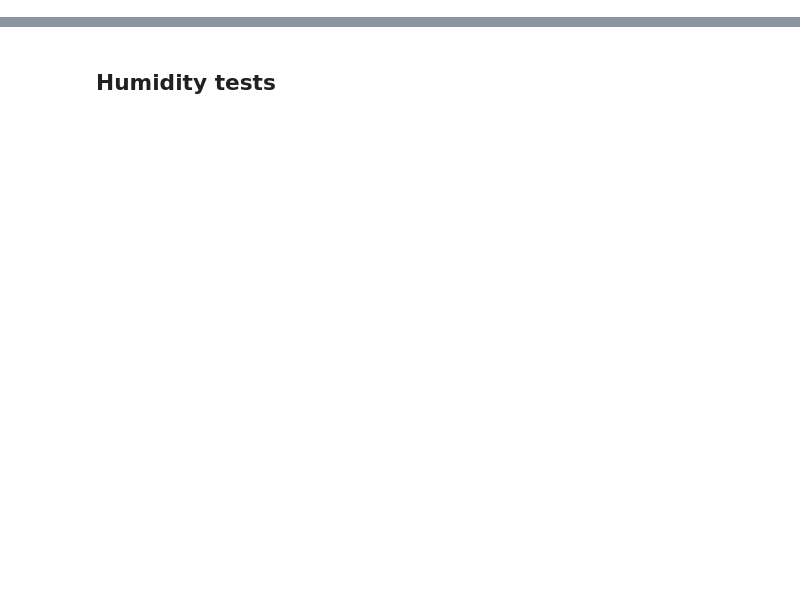
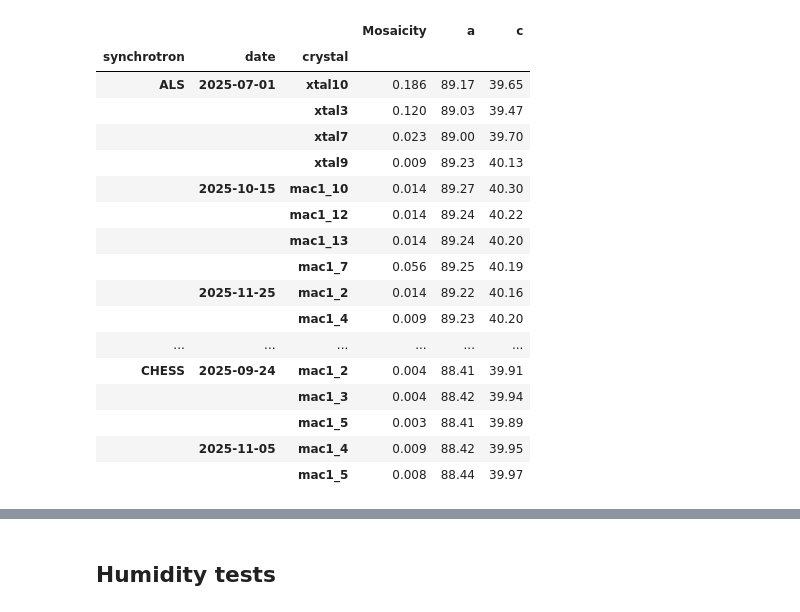
Before and after one commit to prism-science/diffuse-analysis-mac1-east-west, a Jupyter notebook: analysis/gather_dials_stats.ipynb, the cells around one changed output, grey strips where cells are left out. Saved outputs shown, nothing was run; the diff lists cells and outputs as text; code cells hidden in the pictures; blank space fills up the shorter version.

```diff
--- a/analysis/gather_dials_stats.ipynb
+++ b/analysis/gather_dials_stats.ipynb
@@ -57,6 +73,6 @@ df_scaling
 # %%
 rows = []
-for p in project_directory.glob("*/*/dials/estimate_resolution/dials.estimate_resolution.log"):
+for p in project_directory.glob("**/dials/estimate_resolution/dials.estimate_resolution.log"):
     t = p.read_text(errors="ignore")
     synchrotron, date_str = p.parts[-5].split('_')
     date = datetime.strptime(date_str, "%Y%m%d").strftime("%Y-%m-%d")
@@ -69,32 +101,51 @@ df_resol
 # %%
 # integration stats (mosaicity, cell params)
 pats = {
     "Mosaicity": r"sigma m:\s*([0-9.]+)",
     "Unit Cell": r"Unit cell:\s*(.+)",
 }
 rows = []
-for p in project_directory.glob("*/*/dials/dials.integrate.log"):
+for p in project_directory.glob("**/dials/dials.integrate.log"):
     t = p.read_text(errors="ignore")
     synchrotron, date_str = p.parts[-4].split('_')
     date = datetime.strptime(date_str, "%Y%m%d").strftime("%Y-%m-%d")
     row = {"synchrotron":synchrotron.upper(), "date":date, "crystal":p.parts[-3]}
     for k, pat in pats.items():
         m = re.search(pat, t, re.M)
         row[k] = m.group(1) if m else None
     rows.append(row)
     # fix the unit cell cloumn
     if row["Unit Cell"] is not None:
         row["Unit Cell"] = tuple(
             float(re.sub(r"\(.*?\)", "", x).strip())
             for x in row["Unit Cell"].split(",")
         )
 df_integrate = pd.DataFrame(rows).set_index(["synchrotron", "date", "crystal"]).sort_index()
 df_integrate['a'] = df_integrate['Unit Cell'].apply(lambda t: round(t[0],2))
 df_integrate['c'] = df_integrate['Unit Cell'].apply(lambda t: round(t[2],2))
 df_integrate['Mosaicity'] = pd.to_numeric(df_integrate['Mosaicity']).round(3)
 #df_integrate = df_integrate.rename(columns={'Mosaicity': 'Mosaicity (˚)'})
 df_integrate = df_integrate.drop(columns=['Unit Cell'])
 df_integrate
+# %% [output]
+|  |  |  | Mosaicity | a | c |
+| synchrotron | date | crystal |  |  |  |
+| ALS | 2025-07-01 | xtal10 | 0.186 | 89.17 | 39.65 |
+|  |  | xtal3 | 0.120 | 89.03 | 39.47 |
+|  |  | xtal7 | 0.023 | 89.00 | 39.70 |
+|  |  | xtal9 | 0.009 | 89.23 | 40.13 |
+|  | 2025-10-15 | mac1_10 | 0.014 | 89.27 | 40.30 |
+|  |  | mac1_12 | 0.014 | 89.24 | 40.22 |
+|  |  | mac1_13 | 0.014 | 89.24 | 40.20 |
+|  |  | mac1_7 | 0.056 | 89.25 | 40.19 |
+|  | 2025-11-25 | mac1_2 | 0.014 | 89.22 | 40.16 |
+|  |  | mac1_4 | 0.009 | 89.23 | 40.20 |
+| ... | ... | ... | ... | ... | ... |
+| CHESS | 2025-09-24 | mac1_2 | 0.004 | 88.41 | 39.91 |
+|  |  | mac1_3 | 0.004 | 88.42 | 39.94 |
+|  |  | mac1_5 | 0.003 | 88.41 | 39.89 |
+|  | 2025-11-05 | mac1_4 | 0.009 | 88.42 | 39.95 |
+|  |  | mac1_5 | 0.008 | 88.44 | 39.97 |
 # %%
 df = df_scaling.join(df_resol).join(df_integrate)
 df = df[['Frames','Mosaicity','Resolution','a','c','CC_½','Completeness']]
```
Also changed, not shown: parts of 8 cells of this notebook.
